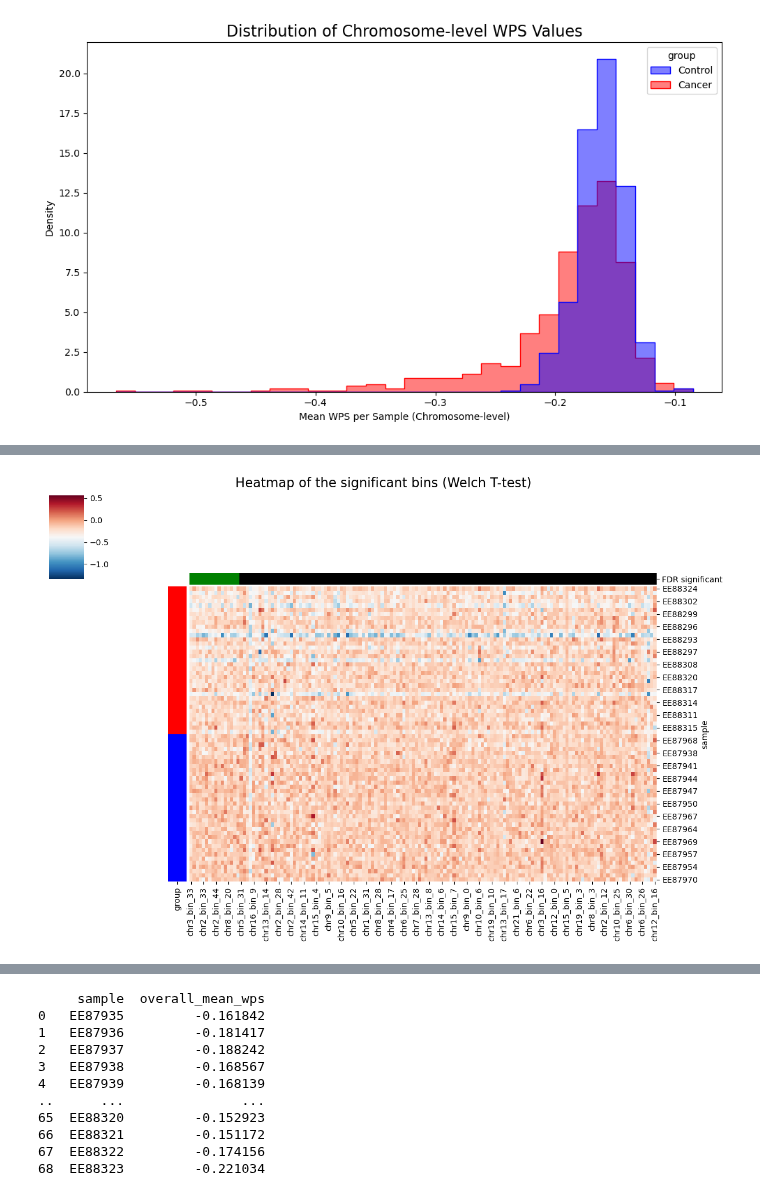
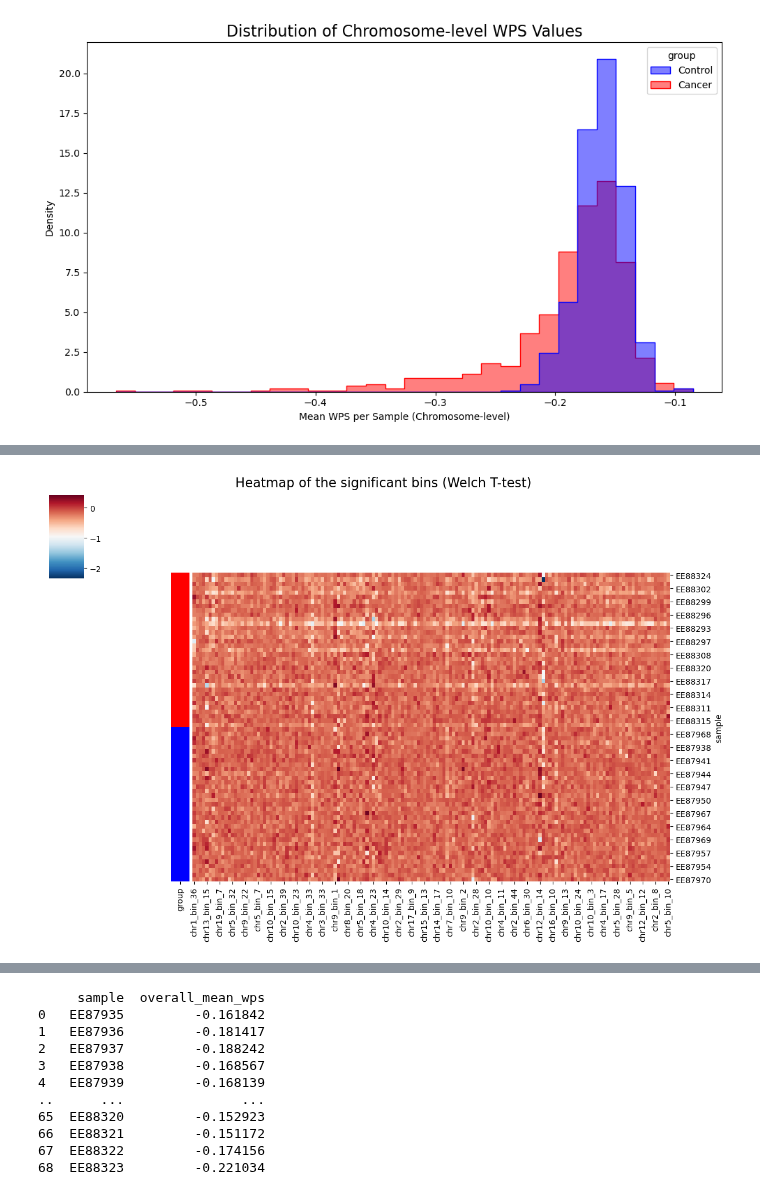
Before and after one commit to LabMedDHM/lotta_frag, a Jupyter notebook: wps_analysis.ipynb, the cells around one changed output, grey strips where cells are left out. Drawn from its saved outputs; the diff is of its cells as text; code cells hidden in the pictures.

Commit message:
WPS Notebook Praktische Arbeit

```diff
--- a/wps_analysis.ipynb
+++ b/wps_analysis.ipynb
@@ -190,2 +169,0 @@ KeyboardInterrupt:
-# %%
-combined_df = pd.read_csv("combined_df.csv")
@@ -206,8 +190,13 @@ plt.show()
 # %%
 # 1. BIN WIDE ANALYSIS, Binning the genome
 
-bin_size = 1000000
+bin_size = 5000000
+#if os.path.exists(f"dataframes_notebook/binned_combined_df_{bin_size}.parquet"):
+#        binned_combined_df = pd.read_parquet(f"dataframes_notebook/binned_combined_df_{bin_size}.parquet")
+#else:
 combined_df['bin'] = combined_df['start'] // bin_size
 binned_combined_df = combined_df.groupby(['sample', 'group', 'chrom', 'bin'])['wps_value'].mean()
 binned_combined_df = binned_combined_df.reset_index()
 print(binned_combined_df[binned_combined_df['chrom'] =='chr2'])
+binned_combined_df['wps_value'] = binned_combined_df.groupby(['chrom', 'bin'])['wps_value'].transform(lambda x: x.fillna(x.median()))
+binned_combined_df.to_parquet(f"dataframes_notebook/binned_combined_df_{bin_size}.parquet", index=False)
@@ -536,7 +696,7 @@ EE87939    -0.231631  Control
 # %%
 # 1. Bin wide Analysis: Detailed stats per bin with means, effect size, t-test, Levene test, FDR correction
 
-replace_zero_with_nan = True
+replace_zero_with_nan = False
 
 feature_matrix_cancer = final_feature_matrix.loc[cancer_samples]
 feature_matrix_healthy = final_feature_matrix.loc[control_samples]
@@ -607,12 +767,5 @@ else:
 
 bin_statistics_df = bin_statistics_df.sort_values('p_value_ttest', na_position='last').reset_index(drop=True)
 
-print("\nTop 10 bins by nominal t-test p-value:")
-print(bin_statistics_df.head(10)[['bin','t_statistic','p_value_ttest','q_value_ttest','significant_fdr_ttest','n_cancer','n_control']])
 
-print("\nTop 10 bins by nominal Levene p-value:")
-print(bin_statistics_df.sort_values('p_value_levene', na_position='last').head(10)[['bin','levene_statistic','p_value_levene','q_value_levene','significant_fdr_levene','n_cancer','n_control']])
-
-print(f"\n# bins with nominal t-test p (not NaN): {mask_t.sum()}")
-print(f"# bins significant by t-test after FDR: {bin_statistics_df['significant_fdr_ttest'].sum()}")
-print(f"# bins significant by Levene after FDR: {bin_statistics_df['significant_fdr_levene'].sum()}")
+#print(f"# bins significant by Levene after FDR: {bin_statistics_df['significant_fdr_levene'].sum()}")
@@ -777,36 +961,49 @@ plt.show()
 # %%
 # 1. Bin wide Analysis: plotting top 20 significant bins by welch test
 
 top20_df_ttest = bin_statistics_df.sort_values('p_value_ttest', na_position='last').head(149)[
     ['bin','t_statistic','p_value_ttest','q_value_ttest','significant_fdr_ttest','n_cancer','n_control']
 ]
 
 cmap = "RdBu_r"
 figsize = (12,8)
 
 selected_bins = top20_df_ttest['bin'].tolist()
 
 sorted_df = final_feature_matrix.sort_values('group')
 heat_data = sorted_df.loc[:, selected_bins]
 sample_groups = sorted_df['group']
 group_colors = sample_groups.map({'Cancer': 'red', 'Control': 'blue'})
-col_colors = pd.Series(['green' if bin_name in bin_statistics_df[bin_statistics_df['significant_fdr_ttest']]['bin'].values else 'black'
-                        for bin_name in selected_bins],
-                        index=selected_bins, name='FDR significant')
+if not bin_statistics_df['significant_fdr_ttest'].fillna(False).empty and \
+   bin_statistics_df['significant_fdr_ttest'].fillna(False).any():
+    col_colors = pd.Series(['green' if bin_name in bin_statistics_df[bin_statistics_df['significant_fdr_ttest']]['bin'].values else 'black'
+                            for bin_name in selected_bins],
+                            index=selected_bins, name='FDR significant')
 
-sns.clustermap(
+    sns.clustermap(
+        heat_data,
+        cmap=cmap,
+        row_colors=group_colors,
+        col_colors=col_colors,
+        figsize=(12,8),
+        col_cluster=False,
+        row_cluster=False
+    )
+    plt.suptitle("Heatmap of the significant bins (Welch T-test)", y=1.02, fontsize=16)
+    plt.show()
+else:
+    sns.clustermap(
     heat_data,
     cmap=cmap,
     row_colors=group_colors,
-    col_colors=col_colors,
     figsize=(12,8),
     col_cluster=False,
     row_cluster=False
-)
-plt.suptitle("Heatmap of the significant bins (Welch T-test)", y=1.02, fontsize=16)
-plt.show()
+    )
+    plt.suptitle("Heatmap of the significant bins (Welch T-test)", y=1.02, fontsize=16)
+    plt.show()
 # %% [output]
-[figure, old version]
+[figure, new version]
 # %%
 #1. Bin wide Analysis: Volcano Plot for mean differences (Welch-T-Test)
 
```
Also changed, not shown: parts of 39 cells of this notebook.
